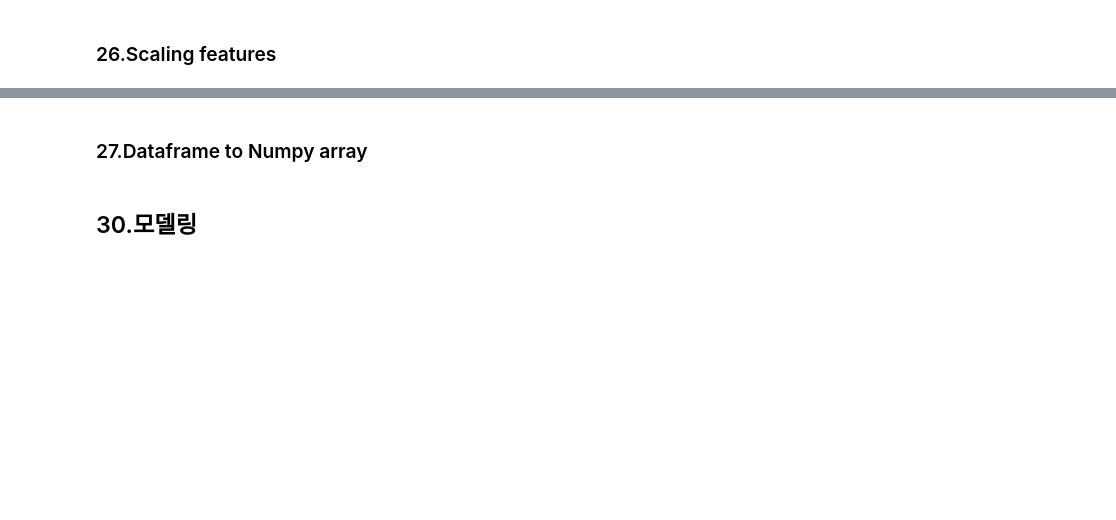
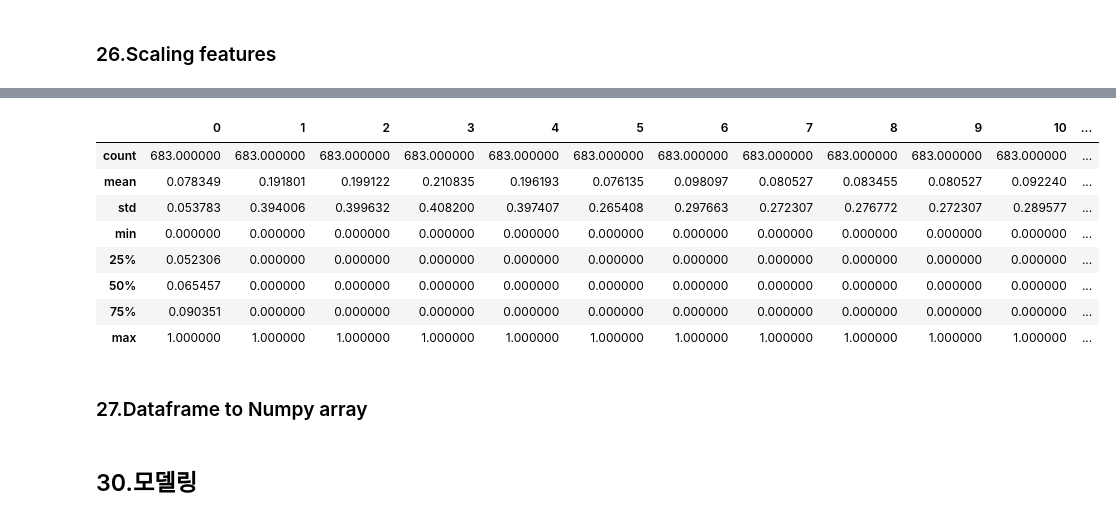
Before and after one commit to cyeongy/kt-aivle, a Jupyter notebook: data_processing/03_데이터_전처리.ipynb, the cells around one changed output, grey strips where cells are left out. Drawn from its saved outputs; the diff is of its cells as text; code cells hidden in the pictures; blank space fills up the shorter version.

```diff
--- a/data_processing/03_데이터_전처리.ipynb
+++ b/data_processing/03_데이터_전처리.ipynb
@@ -401,6 +658,23 @@ scaler.fit(train_x)
 # 변환시키기
 train_x = scaler.transform(train_x)
 test_x = scaler.transform(test_x)
+# %%
+# 동시에
+
+train_x = scaler.fit_transform(train_x)
+test_x = scaler.fit_transform(test_x)
+# %%
+pd.DataFrame(train_x).describe()
+# %% [output]
+|  | 0 | 1 | 2 | 3 | 4 | 5 | 6 | 7 | 8 | 9 | 10 | ... |
+| count | 683.000000 | 683.000000 | 683.000000 | 683.000000 | 683.000000 | 683.000000 | 683.000000 | 683.000000 | 683.000000 | 683.000000 | 683.000000 | ... |
+| mean | 0.078349 | 0.191801 | 0.199122 | 0.210835 | 0.196193 | 0.076135 | 0.098097 | 0.080527 | 0.083455 | 0.080527 | 0.092240 | ... |
+| std | 0.053783 | 0.394006 | 0.399632 | 0.408200 | 0.397407 | 0.265408 | 0.297663 | 0.272307 | 0.276772 | 0.272307 | 0.289577 | ... |
+| min | 0.000000 | 0.000000 | 0.000000 | 0.000000 | 0.000000 | 0.000000 | 0.000000 | 0.000000 | 0.000000 | 0.000000 | 0.000000 | ... |
+| 25% | 0.052306 | 0.000000 | 0.000000 | 0.000000 | 0.000000 | 0.000000 | 0.000000 | 0.000000 | 0.000000 | 0.000000 | 0.000000 | ... |
+| 50% | 0.065457 | 0.000000 | 0.000000 | 0.000000 | 0.000000 | 0.000000 | 0.000000 | 0.000000 | 0.000000 | 0.000000 | 0.000000 | ... |
+| 75% | 0.090351 | 0.000000 | 0.000000 | 0.000000 | 0.000000 | 0.000000 | 0.000000 | 0.000000 | 0.000000 | 0.000000 | 0.000000 | ... |
+| max | 1.000000 | 1.000000 | 1.000000 | 1.000000 | 1.000000 | 1.000000 | 1.000000 | 1.000000 | 1.000000 | 1.000000 | 1.000000 | ... |
 # %% [markdown]
 ### 27.Dataframe to Numpy array
 # %% [markdown]
```
Also changed, not shown: parts of 32 cells of this notebook, 2 other files.
